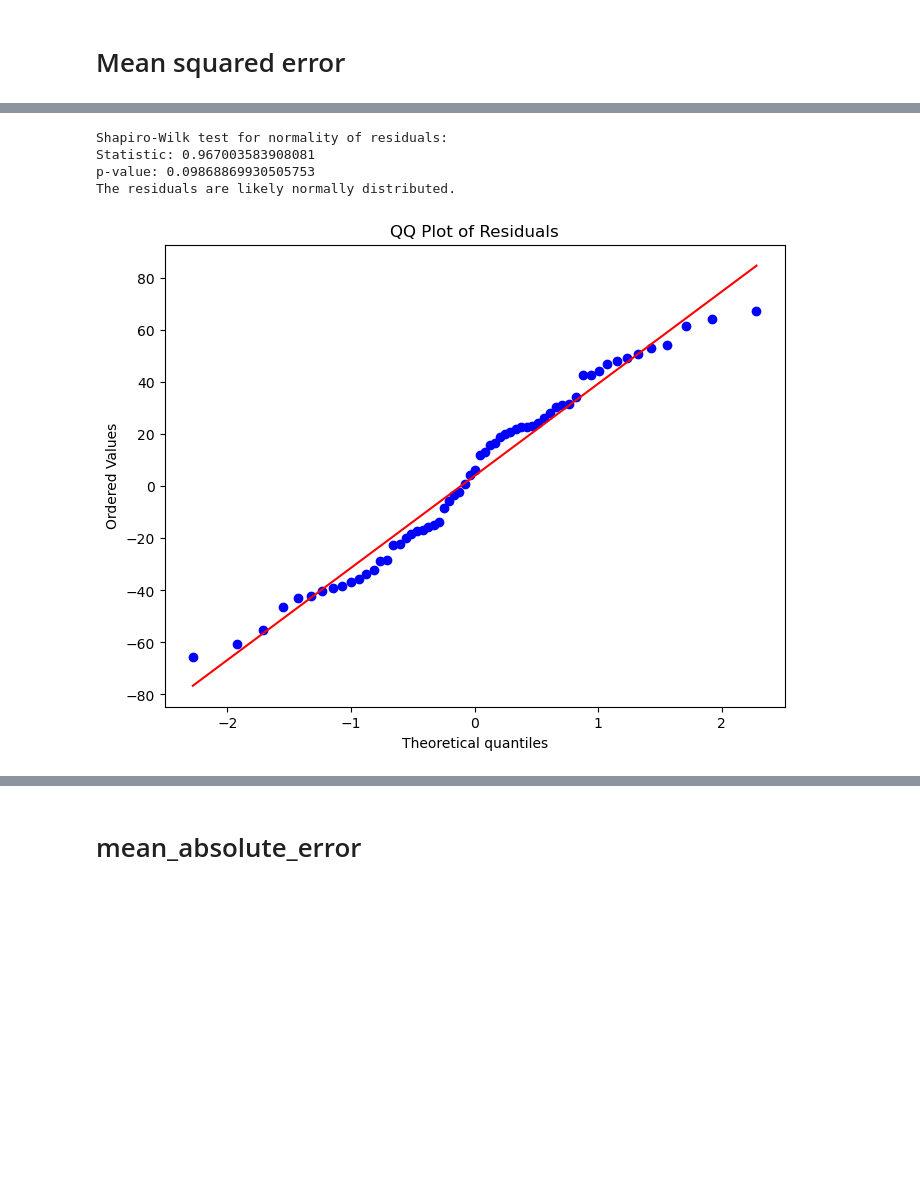
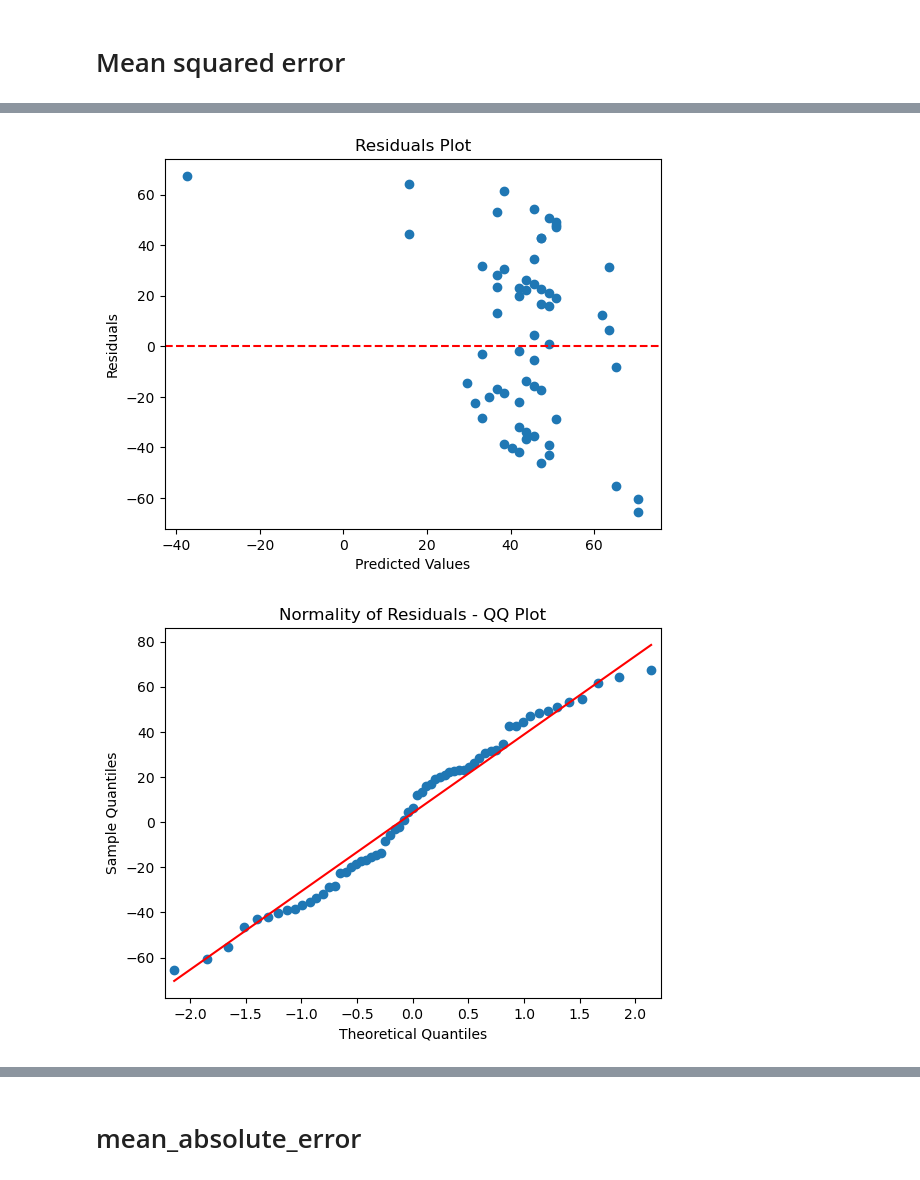
Before and after one commit to Mohammed-majeed/DMT_VU, a Jupyter notebook: DMT_Assignment_1 Task 4 and 5B new.ipynb, the cells around one changed output, grey strips where cells are left out. Saved outputs shown, nothing was run; the diff lists cells and outputs as text; code cells hidden in the pictures; blank space fills up the shorter version.

```diff
--- a/DMT_Assignment_1 Task 4 and 5B new.ipynb
+++ b/DMT_Assignment_1 Task 4 and 5B new.ipynb
@@ -86,16 +86,15 @@ ci_lower = y_mean - ci_half_width
 ci_upper = y_mean + ci_half_width
 print(f"95% confidence interval for test set predictions: [{ci_lower}, {ci_upper}]")
 
-# Plot the residuals
+# # Plot the residuals
 residuals = y_test - y_pred
-plt.scatter(y_pred, residuals)
-plt.xlabel("Predicted Values")
-plt.ylabel("Residuals")
-plt.title("Residual Plot of SVR")
-plt.show()
+# plt.scatter(y_pred, residuals)
+# plt.xlabel("Predicted Values")
+# plt.ylabel("Residuals")
+# plt.title("Residual Plot of SVR")
+# plt.show()
 
 # Check if the residuals are normally distributed
-from scipy.stats import shapiro
 stat, p = shapiro(residuals)
 print("Shapiro-Wilk test for normality of residuals:")
 print("Statistic:", stat)
@@ -105,11 +104,58 @@ if p > 0.05:
 else:
     print("The residuals are not normally distributed.")
 
-# Plot a QQ plot to check for normality
-fig = plt.figure(figsize=(8, 6))
-probplot(residuals, plot=plt)
-plt.title('QQ Plot of Residuals')
+# # Plot a QQ plot to check for normality
+# fig = plt.figure(figsize=(8, 6))
+# probplot(residuals, plot=plt)
+# plt.title('QQ Plot of Residuals')
+# plt.show()
+
+
+
+
+# Residuals (errors)
+# residuals = y_test - y_pred
+
+# Scatter plot of predicted vs. actual values
+plt.scatter(y_test, y_pred)
+plt.xlabel('Actual Values')
+plt.ylabel('Predicted Values')
+plt.title('Actual vs. Predicted Values')
 plt.show()
+
+# Residuals plot
+plt.scatter(y_pred, residuals)
+plt.axhline(y=0, color='r', linestyle='--')
+plt.xlabel('Predicted Values')
+plt.ylabel('Residuals')
+plt.title('Residuals Plot')
+plt.show()
+
+# Normality of residuals - QQ plot
+import statsmodels.api as sm
+sm.qqplot(residuals, line='s')
+plt.title('Normality of Residuals - QQ Plot')
+plt.show()
+
+# Homoscedasticity - Residuals vs. Predicted Values plot
+plt.scatter(y_pred, residuals)
+plt.axhline(y=0, color='r', linestyle='--')
+plt.xlabel('Predicted Values')
+plt.ylabel('Residuals')
+plt.title('Homoscedasticity - Residuals vs. Predicted Values')
+plt.show()
+
+# Independence of errors - Autocorrelation plot of residuals
+from statsmodels.graphics.tsaplots import plot_acf
+plot_acf(residuals, lags=19)
+plt.title('Independence of Errors - Autocorrelation Plot of Residuals')
+plt.show()
+
+# # R-squared and Mean Squared Error
+# r2 = r2_score(y_test, y_pred)
+# mse = mean_squared_error(y_test, y_pred)
+# print("R-squared:", r2)
+# print("Mean Squared Error:", mse)
 # %% [output]
 Best hyperparameters: {'svr__gamma': 0.01, 'svr__epsilon': 1, 'svr__C': 1000, 'select__k': 3}
 Mean squared error: -0.06907193765763278
@@ -131,5 +181,2 @@ Test set R-squared score: -0.14589555338572024
-Shapiro-Wilk test for normality of residuals:
-Statistic: 0.967003583908081
-p-value: 0.09868869930505753
-The residuals are likely normally distributed.
-[figure, old version]
+[figure, new version]
+[figure, added]
```
Also changed, not shown: parts of 2 cells of this notebook, 1 other file.
